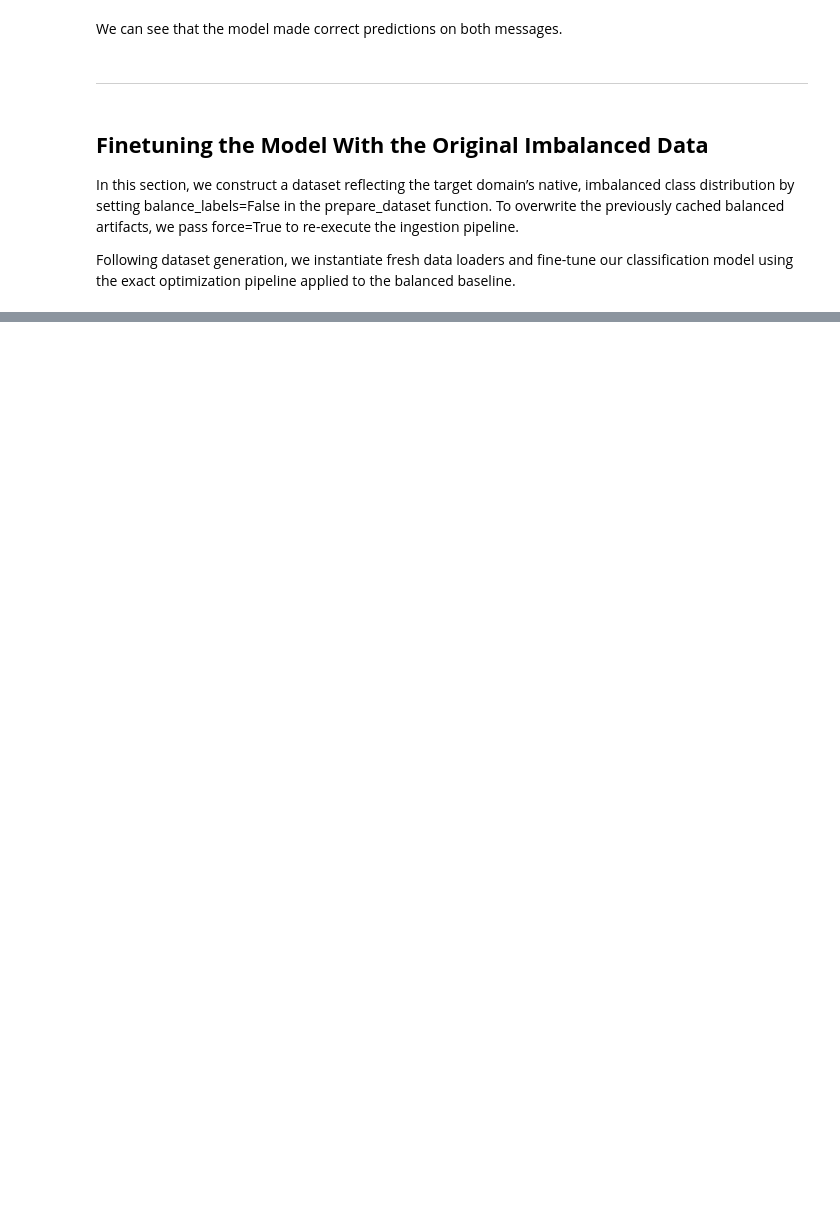
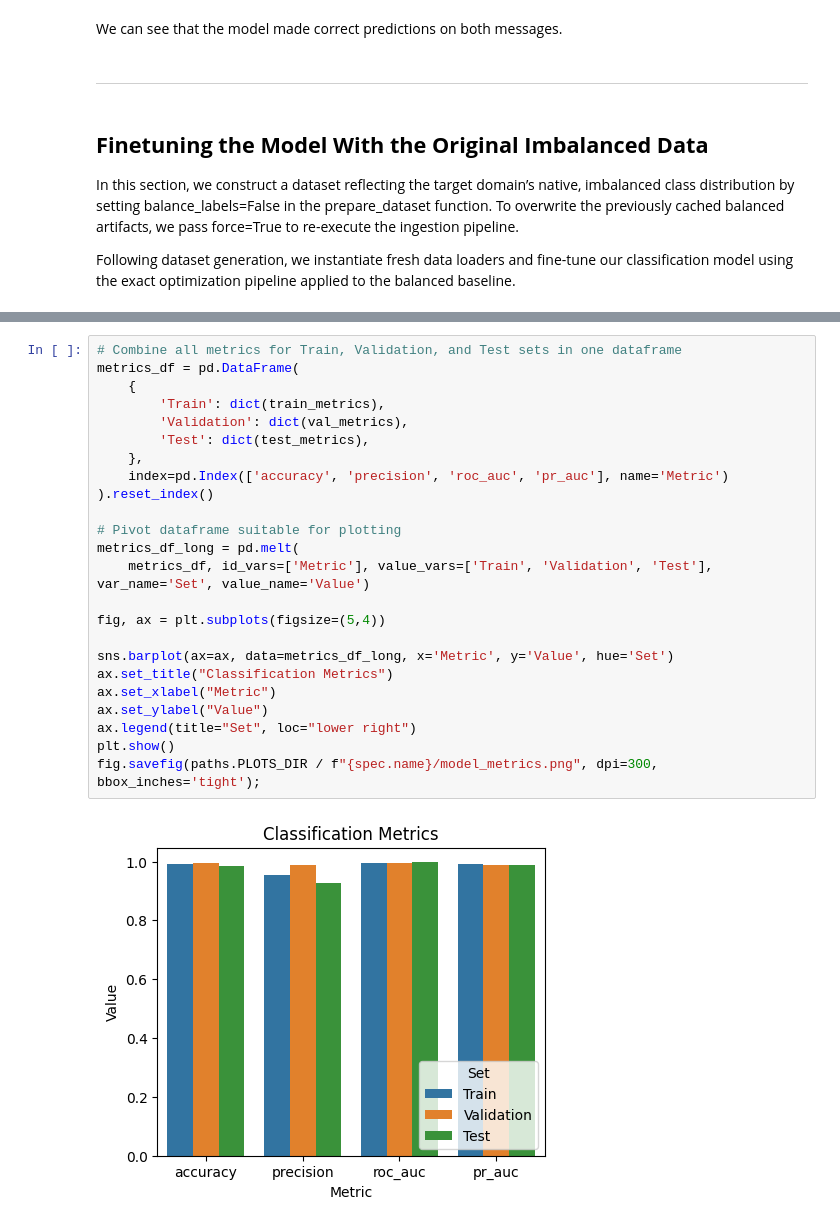
Before and after one commit to paymantohidifar/gpt2-text-classifier-from-scratch, a Jupyter notebook: notebooks/01_sms_spam_classification.ipynb, the cells around one changed output, grey strips where cells are left out. Saved outputs shown, nothing was run; the diff lists cells and outputs as text; blank space fills up the shorter version.

```diff
--- a/notebooks/01_sms_spam_classification.ipynb
+++ b/notebooks/01_sms_spam_classification.ipynb
@@ -475,0 +695,26 @@ print(f"Training completed in {execution_time_minutes:.2f} minutes.")
+# %%
+# Combine all metrics for Train, Validation, and Test sets in one dataframe
+metrics_df = pd.DataFrame(
+    {
+        'Train': dict(train_metrics),
+        'Validation': dict(val_metrics),
+        'Test': dict(test_metrics),
+    },
+    index=pd.Index(['accuracy', 'precision', 'roc_auc', 'pr_auc'], name='Metric')
+).reset_index()
+
+# Pivot dataframe suitable for plotting
+metrics_df_long = pd.melt(
+    metrics_df, id_vars=['Metric'], value_vars=['Train', 'Validation', 'Test'], var_name='Set', value_name='Value')
+
+fig, ax = plt.subplots(figsize=(5,4))
+
+sns.barplot(ax=ax, data=metrics_df_long, x='Metric', y='Value', hue='Set')
+ax.set_title("Classification Metrics")
+ax.set_xlabel("Metric")
+ax.set_ylabel("Value")
+ax.legend(title="Set", loc="lower right")
+plt.show()
+fig.savefig(paths.PLOTS_DIR / f"{spec.name}/model_metrics.png", dpi=300, bbox_inches='tight');
+# %% [output]
+[figure, added]
```
Also changed, not shown: parts of 24 cells of this notebook.
